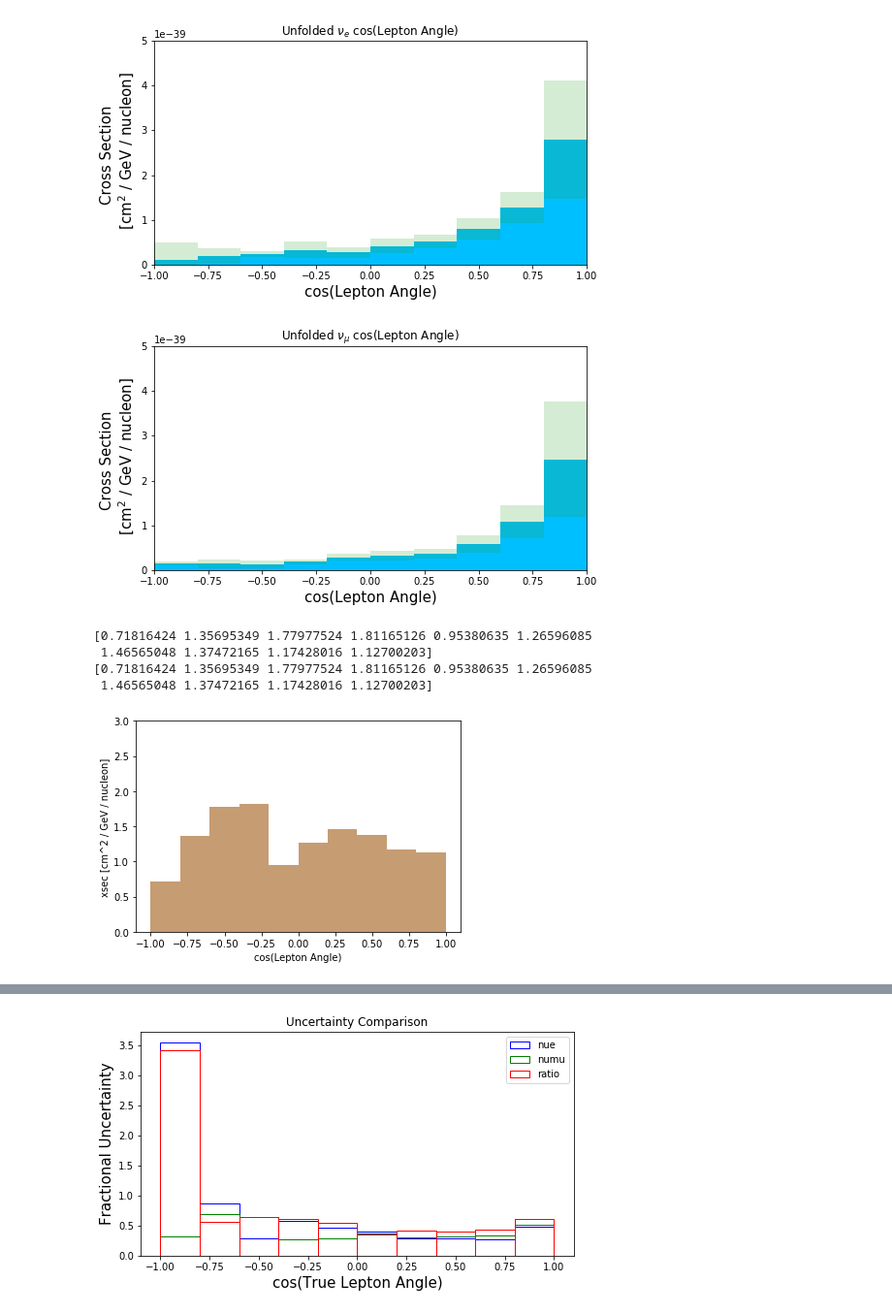
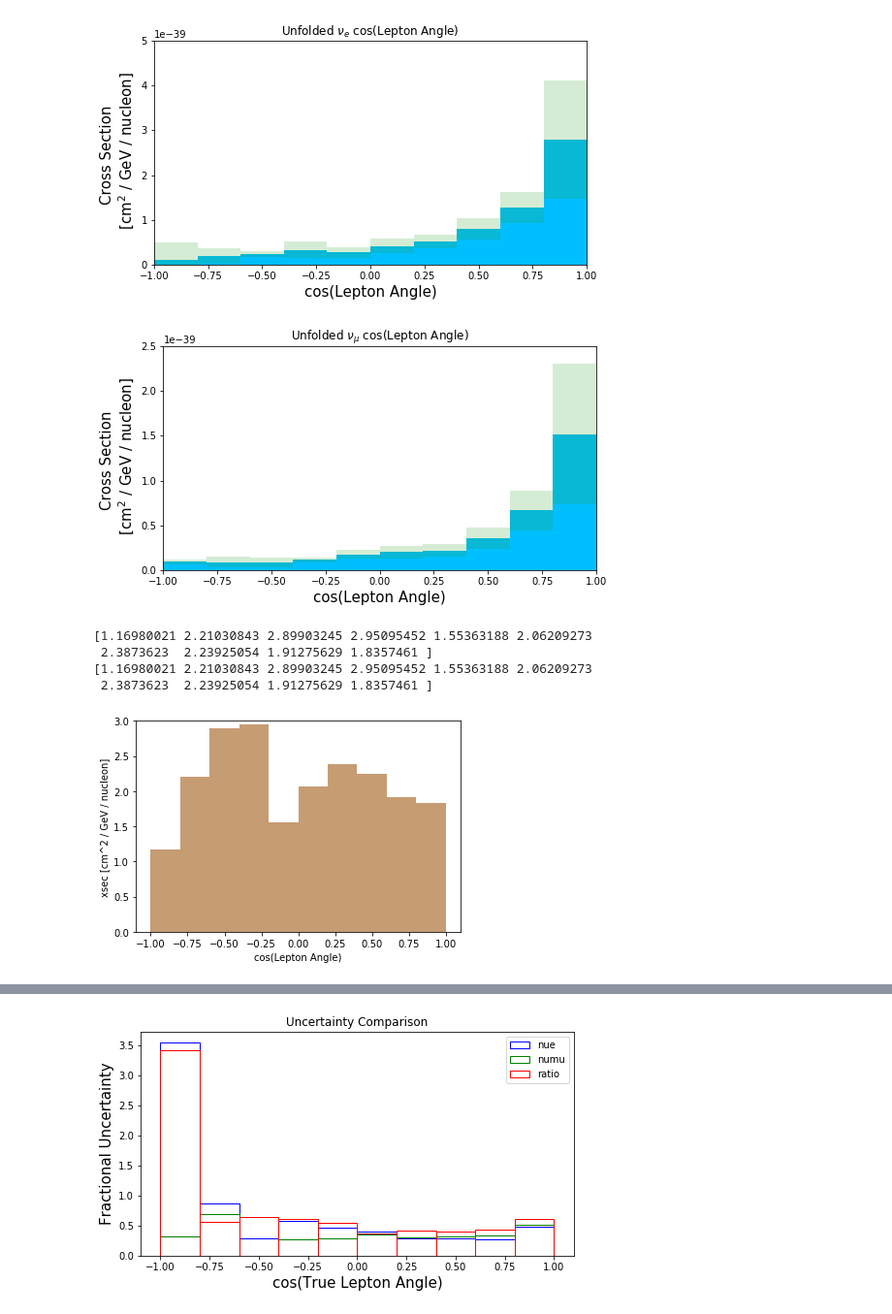
Before and after one commit to afm1g15/PELEE, a Jupyter notebook: Unsmeared_Plots_Alex_AngleDiff.ipynb, the cells around one changed output, grey strips where cells are left out. Shown: that part at 97% size. Cells and saved outputs as stored; diff of their text form; code cells hidden in the pictures.

```diff
--- a/Unsmeared_Plots_Alex_AngleDiff.ipynb
+++ b/Unsmeared_Plots_Alex_AngleDiff.ipynb
@@ -292,7 +292,7 @@ print("Nue integrated flux: ", int_flux)
 
 ####NUMU
 
-int_flux_numu = 269486188087.87604 + 5440192302.801636
+int_flux_numu = 269486188087.87604 + 178334683580.59155
 print("Numu integrated flux: ", int_flux_numu)
 # %% [output]
 Nue integrated flux:  12816157648.672218
@@ -539,35 +539,35 @@ import random
 import numpy
 from matplotlib import pyplot
 
 numu_fig = plt.figure(figsize=(8, 7))
 numu_gs = gridspec.GridSpec(2, 1, height_ratios=[2, 1])
 numu_ax1 = plt.subplot(numu_gs[0])
 numu_ax1.set_xlim([-1, 1])
 
 bins = np.arange(-1.0, 1.2, 0.2)
 bincenters = np.arange(-0.9, 1.1, 0.2)
 bin_edges = np.arange(-1.0, 1.2, 0.2)
 bin_size = [(bin_edges[i + 1] - bin_edges[i]) / 2
             for i in range(len(bin_edges) - 1)]
 count = np.arange(-0.95, 1.05, 0.2)
 weights = []
 for i in range(len(count)):
     weight = count[i]*xsec_numu_events[i]
     weights.append(weight)
 
 sel = numu_ax1.hist(count, bins, color='deepskyblue', weights=xsec_numu_events)
-plt.ylim(0, 5E-39)
+plt.ylim(0, 2.5E-39)
 numu_ax1.set_xlabel('cos(Lepton Angle)', fontsize=15)
 numu_ax1.set_ylabel('Cross Section \n [cm$^2$ / GeV / nucleon]', fontsize=15)
 numu_ax1.set_title("Unfolded $\\nu_{\\mu}$ cos(Lepton Angle)")
 
 lower_err = np.nan_to_num(xsec_numu_events-xsec_numu_errs)
 
 numu_ax1.bar(bincenters, xsec_numu_errs*2,width=[n*2 for n in bin_size],facecolor='tab:green',alpha=0.2,bottom=(lower_err))
 
 numu_fig.savefig("unfolded_MC_numu_angle_"+ending+".svg",bbox_inches='tight' )
 # %% [output]
-[figure, old version]
+[figure, new version]
 # %%
 
 import random
@@ -589,11 +589,11 @@ pyplot.hist(count, bins, weights=xsec_ratio_events, alpha=0.5)
 
 pyplot.show()
 # %% [output]
-[0.71816424 1.35695349 1.77977524 1.81165126 0.95380635 1.26596085
- 1.46565048 1.37472165 1.17428016 1.12700203]
-[0.71816424 1.35695349 1.77977524 1.81165126 0.95380635 1.26596085
- 1.46565048 1.37472165 1.17428016 1.12700203]
+[1.16980021 2.21030843 2.89903245 2.95095452 1.55363188 2.06209273
+ 2.3873623  2.23925054 1.91275629 1.8357461 ]
+[1.16980021 2.21030843 2.89903245 2.95095452 1.55363188 2.06209273
+ 2.3873623  2.23925054 1.91275629 1.8357461 ]
-[figure, old version]
+[figure, new version]
 # %%
 import random
 import numpy
```
Also changed, not shown: parts of 4 cells of this notebook, 2 other files.
